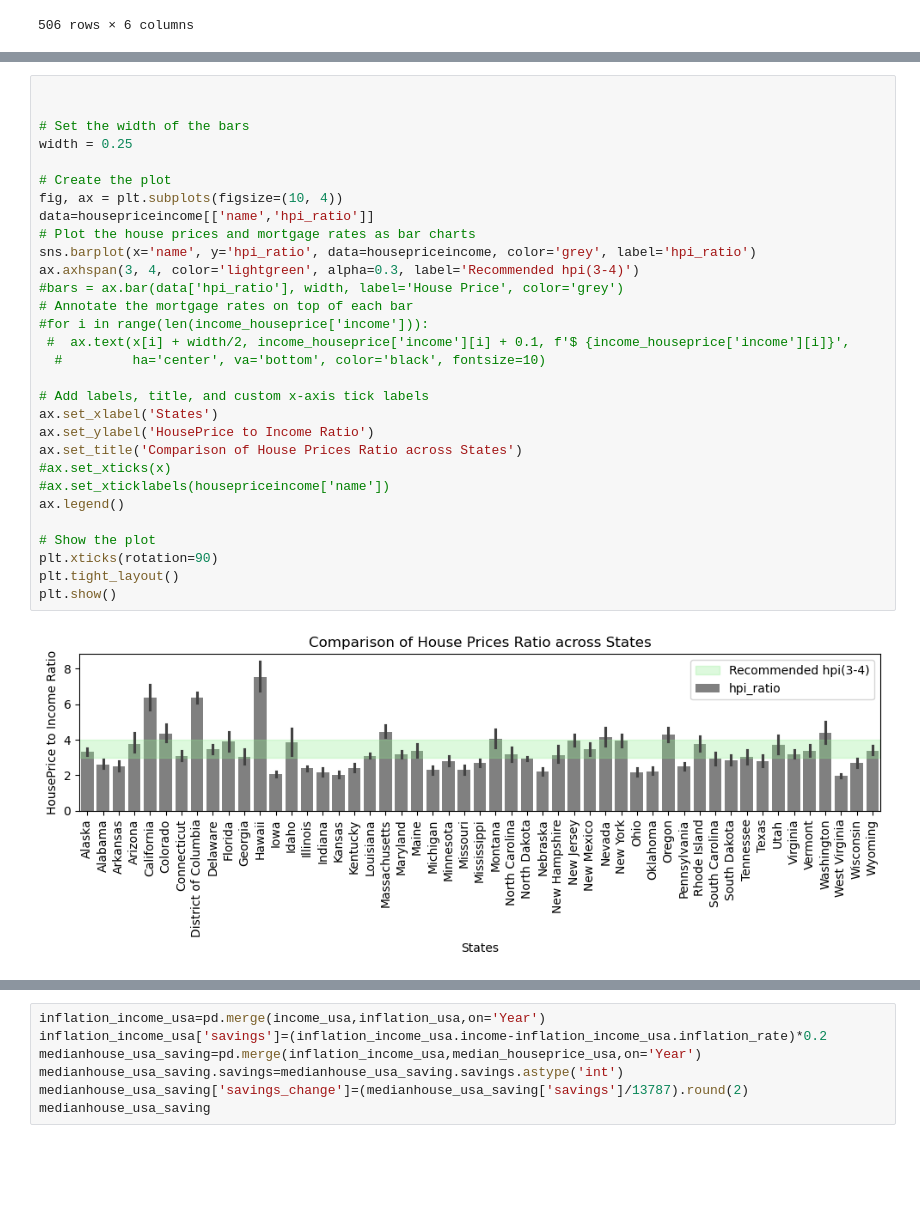
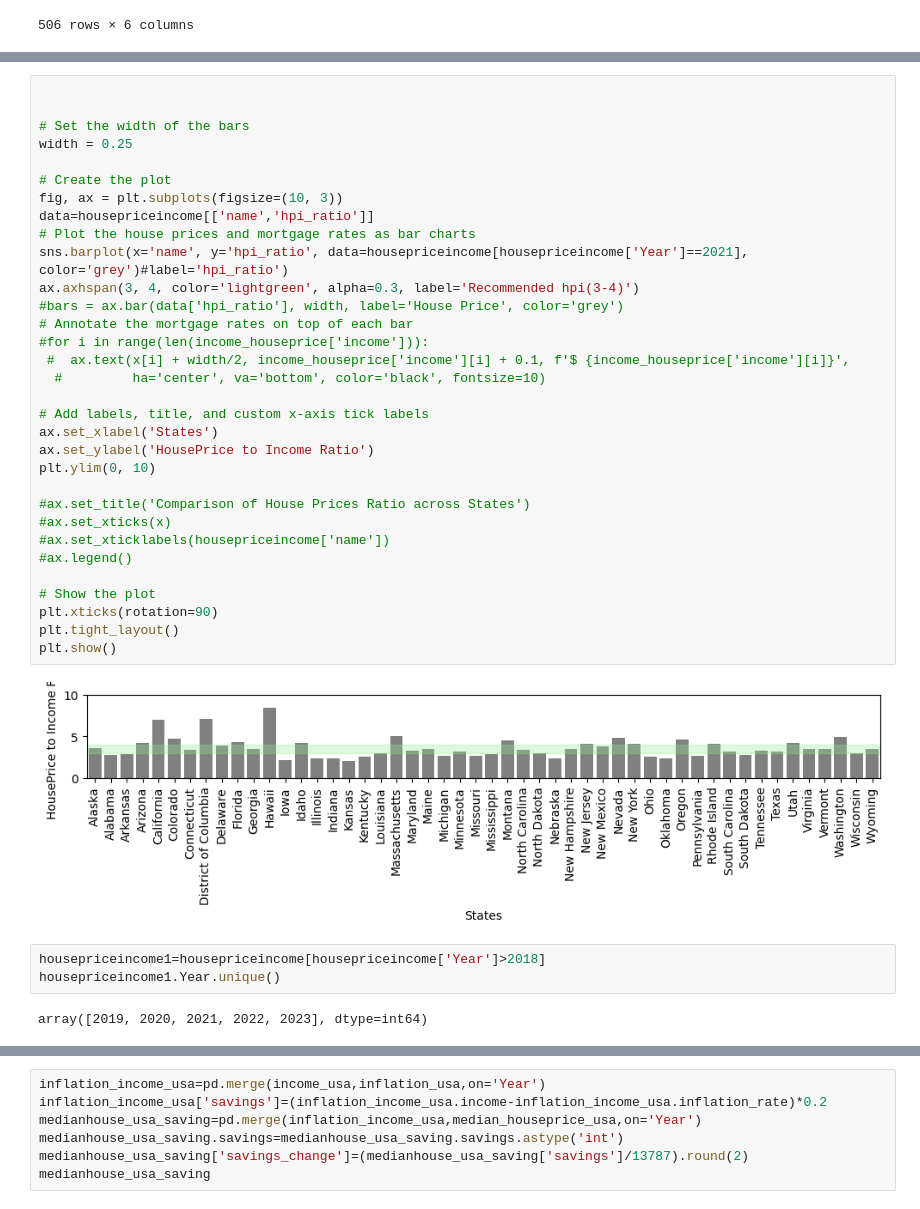
Before and after one commit to OBULI20/nss_capstone, a Jupyter notebook: notebook/Housing.ipynb, the cells around one changed output, grey strips where cells are left out. Cells and saved outputs as stored; diff of their text form; blank space fills up the shorter version.

```diff
--- a/notebook/Housing.ipynb
+++ b/notebook/Housing.ipynb
@@ -1436,32 +1482,39 @@ housepriceincome
 # %%
 
 
 # Set the width of the bars
 width = 0.25
 
 # Create the plot
-fig, ax = plt.subplots(figsize=(10, 4))
+fig, ax = plt.subplots(figsize=(10, 3))
 data=housepriceincome[['name','hpi_ratio']]
 # Plot the house prices and mortgage rates as bar charts
-sns.barplot(x='name', y='hpi_ratio', data=housepriceincome, color='grey', label='hpi_ratio')
+sns.barplot(x='name', y='hpi_ratio', data=housepriceincome[housepriceincome['Year']==2021], color='grey')#label='hpi_ratio')
 ax.axhspan(3, 4, color='lightgreen', alpha=0.3, label='Recommended hpi(3-4)')
 #bars = ax.bar(data['hpi_ratio'], width, label='House Price', color='grey')
 # Annotate the mortgage rates on top of each bar
 #for i in range(len(income_houseprice['income'])):
  #  ax.text(x[i] + width/2, income_houseprice['income'][i] + 0.1, f'$ {income_houseprice['income'][i]}',
   #         ha='center', va='bottom', color='black', fontsize=10)
 
 # Add labels, title, and custom x-axis tick labels
 ax.set_xlabel('States')
 ax.set_ylabel('HousePrice to Income Ratio')
-ax.set_title('Comparison of House Prices Ratio across States')
+plt.ylim(0, 10)
+
+#ax.set_title('Comparison of House Prices Ratio across States')
 #ax.set_xticks(x)
 #ax.set_xticklabels(housepriceincome['name'])
-ax.legend()
+#ax.legend()
 
 # Show the plot
 plt.xticks(rotation=90)
 plt.tight_layout()
 plt.show()
 # %% [output]
-[figure, old version]
+[figure, new version]
+# %%
+housepriceincome1=housepriceincome[housepriceincome['Year']>2018]
+housepriceincome1.Year.unique()
+# %% [output]
+array([2019, 2020, 2021, 2022, 2023], dtype=int64)
```
Also changed, not shown: parts of 8 cells of this notebook.
